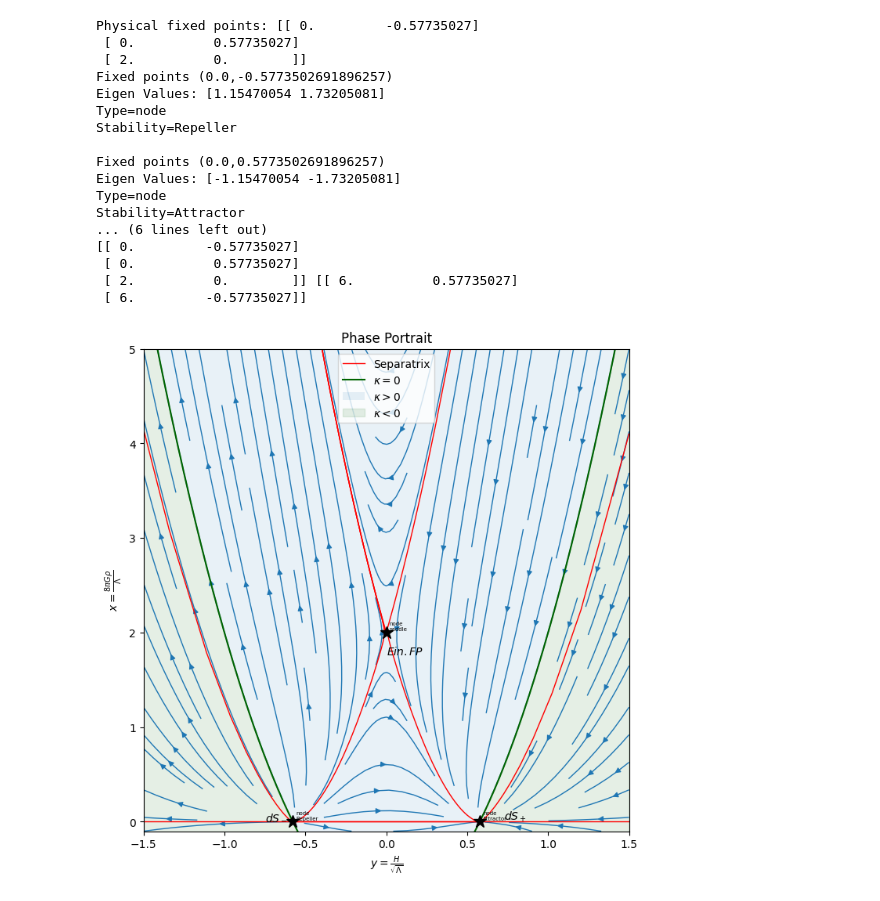
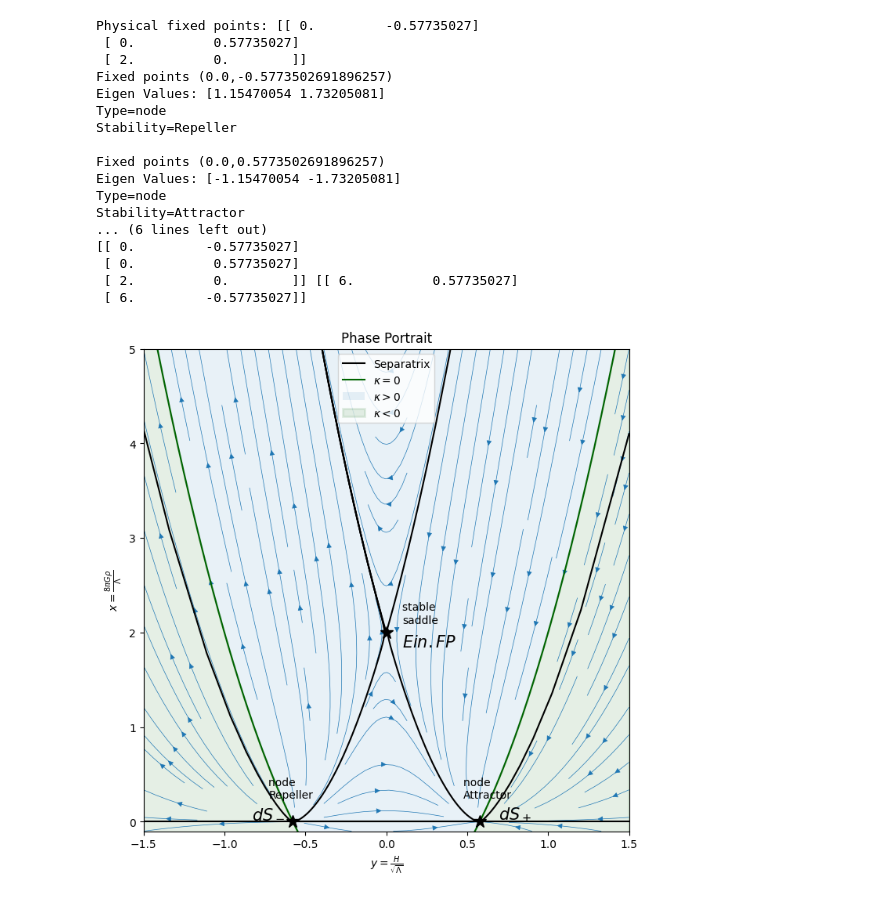
Before and after one commit to up2107120/Dynamical-systems-of-DE, a Jupyter notebook: ΛCDM.ipynb, the cells around one changed output. Cells and saved outputs as stored; diff of their text form; code cells hidden in the pictures.

```diff
--- a/ΛCDM.ipynb
+++ b/ΛCDM.ipynb
@@ -72,7 +72,7 @@ plt.figure(figsize=(8,8))
 
 plt.streamplot(y_vals_grid, x_vals_grid, dY.T, dX.T,
                density=1.2,
-               linewidth=1,
+               linewidth=0.5,
                arrowsize=1)
 
 plt.xlabel(r"$y = \frac{H}{\sqrt{\Lambda}}$")
@@ -95,12 +95,12 @@ for ic in ICs:
 
 
   for segment in contiguous_indecies:
-    plt.plot(solutionState[segment, 1], solutionState[segment, 0], linewidth=1,color='r')
+    plt.plot(solutionState[segment, 1], solutionState[segment, 0], linewidth=1.5,color='k')
 
 y2 = np.linspace(-2,2,100)
 x2 = np.zeros_like(y2)
 
-plt.plot(y2,x2,color='r',linewidth=1,label='Separatrix')
+plt.plot(y2,x2,color='k',linewidth=1.5,label='Separatrix')
 
 x_k = np.linspace(-0.5,6,400)
 y_k = np.sqrt(x_k/3+1/3)
@@ -109,8 +109,8 @@ plt.plot(y_k,x_k,color='darkgreen',label='$\kappa=0$')
 plt.plot(y_k_2,x_k,color='darkgreen')
 plt.fill_betweenx(x_k,y_k_2,y_k,alpha=0.1,label='$\kappa>0$')
 y_min, y_max = plt.xlim()
-plt.fill_betweenx(x_k,y_min,y_k_2,color='darkgreen',alpha=0.1,label='$\kappa<0$')
-plt.fill_betweenx(x_k,y_max,y_k,color='darkgreen',alpha=0.1)
+plt.fill_betweenx(x_k,y_min,y_k_2,color='darkgreen',alpha=0.1,label='$\kappa<0$',linewidth=2)
+plt.fill_betweenx(x_k,y_max,y_k,color='darkgreen',alpha=0.1,linewidth=2)
 
 
 def classify_FP(eigvals,temp=1e-10):
@@ -143,41 +143,44 @@ for fp in FP:
   print(f'Type={point_type}')
   print(f'Stability={stability}\n')
   plt.plot(y_c, x_c, 'k*', markersize=12)
-  plt.text(y_c+0.02, x_c+0.02, f"{point_type}\n{stability}", fontsize=5)
+  #plt.text(y_c+0.1, x_c+0.1, f"{point_type}\n{stability}", fontsize=10)
 
 # adding FPs at infinity
 inf_FP = np.array([[6,np.sqrt(3)/3],[6,-np.sqrt(3)/3]])
 plt.plot(inf_FP[:,1],inf_FP[:,0],'k*')
 print(FP ,inf_FP)
 
+plt.text((np.sqrt(3)/3)-0.1,0+0.25, 'node \nAttractor', fontsize=10)
+plt.text((np.sqrt(3)/3)+0.22,0+0.02,'$dS_+$',ha='center',fontsize=15)
 
+plt.text(-(np.sqrt(3)/3)-0.15,0+0.25,'node \nRepeller', fontsize=10)
+plt.text(-(np.sqrt(3)/3)-0.15,0+0.04,'$dS_-$',ha='center',fontsize=15)
 
+plt.text(0+0.1,2+0.1,'stable \nsaddle', fontsize=10)
+plt.text(0+0.1,2-0.1,'$Ein. FP$',va ='center',fontsize=15)
 
-plt.text((np.sqrt(3)/3)+0.22,0+0.02,'$dS_+$',ha='center')
-plt.text(-(np.sqrt(3)/3)-0.1,0+0.02,'$dS_-$',ha='center')
-plt.text(0,2-0.2,'$Ein. FP$',va ='center')
 plt.legend()
 plt.show()
 
 
 
 # https://aleksandarhaber.com/phase-portraits-of-state-space-models-and-differential-equations-in-python/
 # %% [output]
 Physical fixed points: [[ 0.         -0.57735027]
  [ 0.          0.57735027]
  [ 2.          0.        ]]
 Fixed points (0.0,-0.5773502691896257)
 Eigen Values: [1.15470054 1.73205081]
 Type=node
 Stability=Repeller
 
 Fixed points (0.0,0.5773502691896257)
 Eigen Values: [-1.15470054 -1.73205081]
 Type=node
 Stability=Attractor
 ... (6 lines left out)
 [[ 0.         -0.57735027]
  [ 0.          0.57735027]
  [ 2.          0.        ]] [[ 6.          0.57735027]
  [ 6.         -0.57735027]]
-[figure, old version]
+[figure, new version]
```
Also changed, not shown: parts of 1 cell of this notebook.
